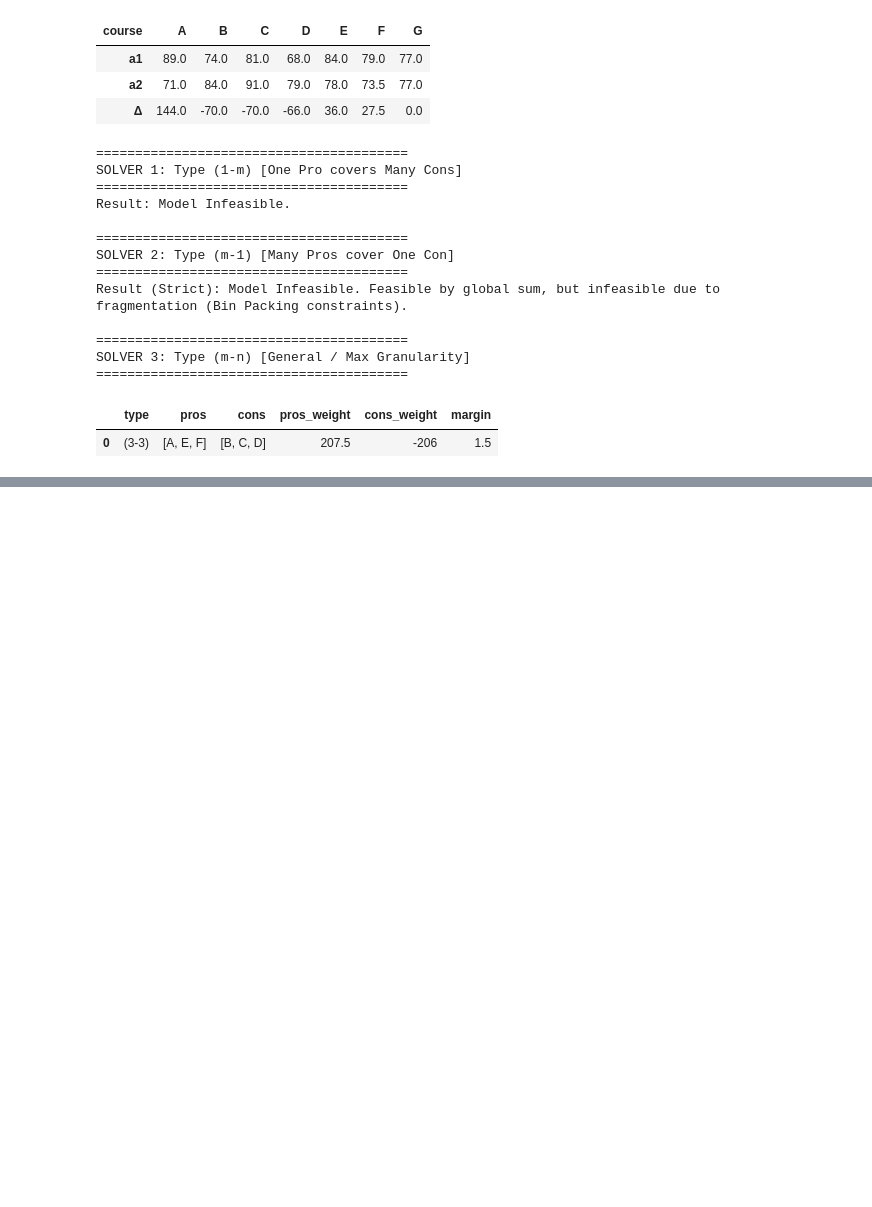
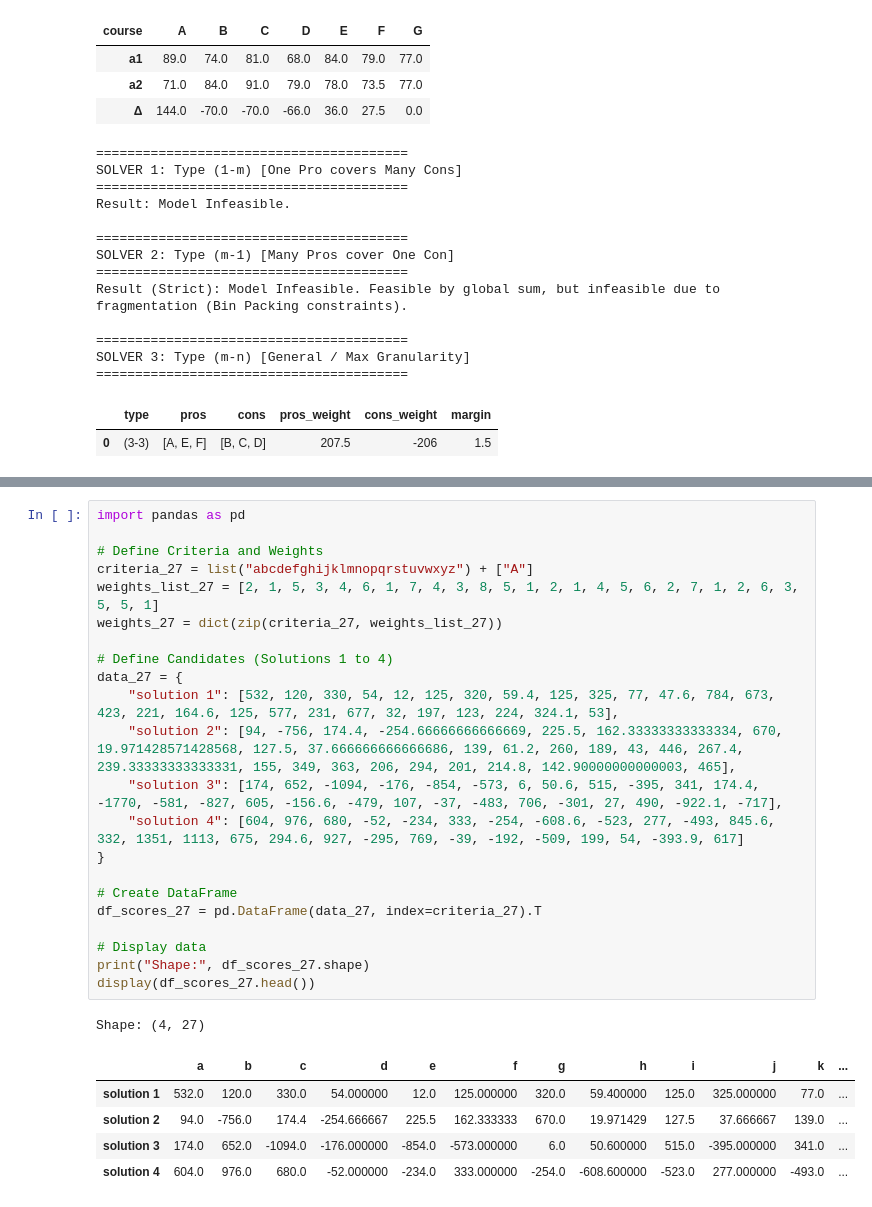
Before and after one commit to britofelipe/projet-sdp, a Jupyter notebook: main.ipynb, the cells around one changed output, grey strips where cells are left out. Saved outputs shown, nothing was run; the diff lists cells and outputs as text; blank space fills up the shorter version.

```diff
--- a/main.ipynb
+++ b/main.ipynb
@@ -1346,0 +1357,29 @@ SOLVER 3: Type (m-n) [General / Max Granularity]
+# %%
+import pandas as pd
+
+# Define Criteria and Weights
+criteria_27 = list("abcdefghijklmnopqrstuvwxyz") + ["A"]
+weights_list_27 = [2, 1, 5, 3, 4, 6, 1, 7, 4, 3, 8, 5, 1, 2, 1, 4, 5, 6, 2, 7, 1, 2, 6, 3, 5, 5, 1]
+weights_27 = dict(zip(criteria_27, weights_list_27))
+
+# Define Candidates (Solutions 1 to 4)
+data_27 = {
+    "solution 1": [532, 120, 330, 54, 12, 125, 320, 59.4, 125, 325, 77, 47.6, 784, 673, 423, 221, 164.6, 125, 577, 231, 677, 32, 197, 123, 224, 324.1, 53],
+    "solution 2": [94, -756, 174.4, -254.66666666666669, 225.5, 162.33333333333334, 670, 19.971428571428568, 127.5, 37.666666666666686, 139, 61.2, 260, 189, 43, 446, 267.4, 239.33333333333331, 155, 349, 363, 206, 294, 201, 214.8, 142.90000000000003, 465],
+    "solution 3": [174, 652, -1094, -176, -854, -573, 6, 50.6, 515, -395, 341, 174.4, -1770, -581, -827, 605, -156.6, -479, 107, -37, -483, 706, -301, 27, 490, -922.1, -717],
+    "solution 4": [604, 976, 680, -52, -234, 333, -254, -608.6, -523, 277, -493, 845.6, 332, 1351, 1113, 675, 294.6, 927, -295, 769, -39, -192, -509, 199, 54, -393.9, 617]
+}
+
+# Create DataFrame
+df_scores_27 = pd.DataFrame(data_27, index=criteria_27).T
+
+# Display data
+print("Shape:", df_scores_27.shape)
+display(df_scores_27.head())
+# %% [output]
+Shape: (4, 27)
+|  | a | b | c | d | e | f | g | h | i | j | k | ... |
+| solution 1 | 532.0 | 120.0 | 330.0 | 54.000000 | 12.0 | 125.000000 | 320.0 | 59.400000 | 125.0 | 325.000000 | 77.0 | ... |
+| solution 2 | 94.0 | -756.0 | 174.4 | -254.666667 | 225.5 | 162.333333 | 670.0 | 19.971429 | 127.5 | 37.666667 | 139.0 | ... |
+| solution 3 | 174.0 | 652.0 | -1094.0 | -176.000000 | -854.0 | -573.000000 | 6.0 | 50.600000 | 515.0 | -395.000000 | 341.0 | ... |
+| solution 4 | 604.0 | 976.0 | 680.0 | -52.000000 | -234.0 | 333.000000 | -254.0 | -608.600000 | -523.0 | 277.000000 | -493.0 | ... |
```
Also changed, not shown: parts of 13 cells of this notebook.
